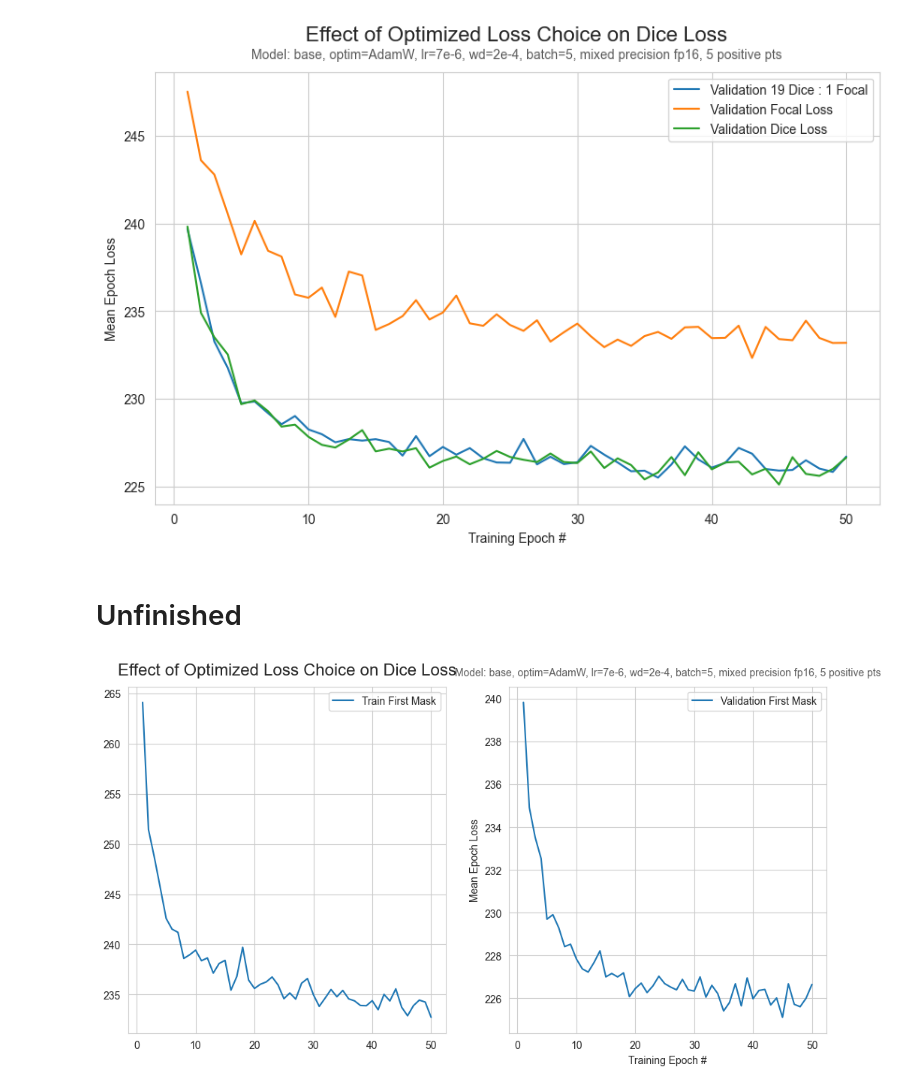
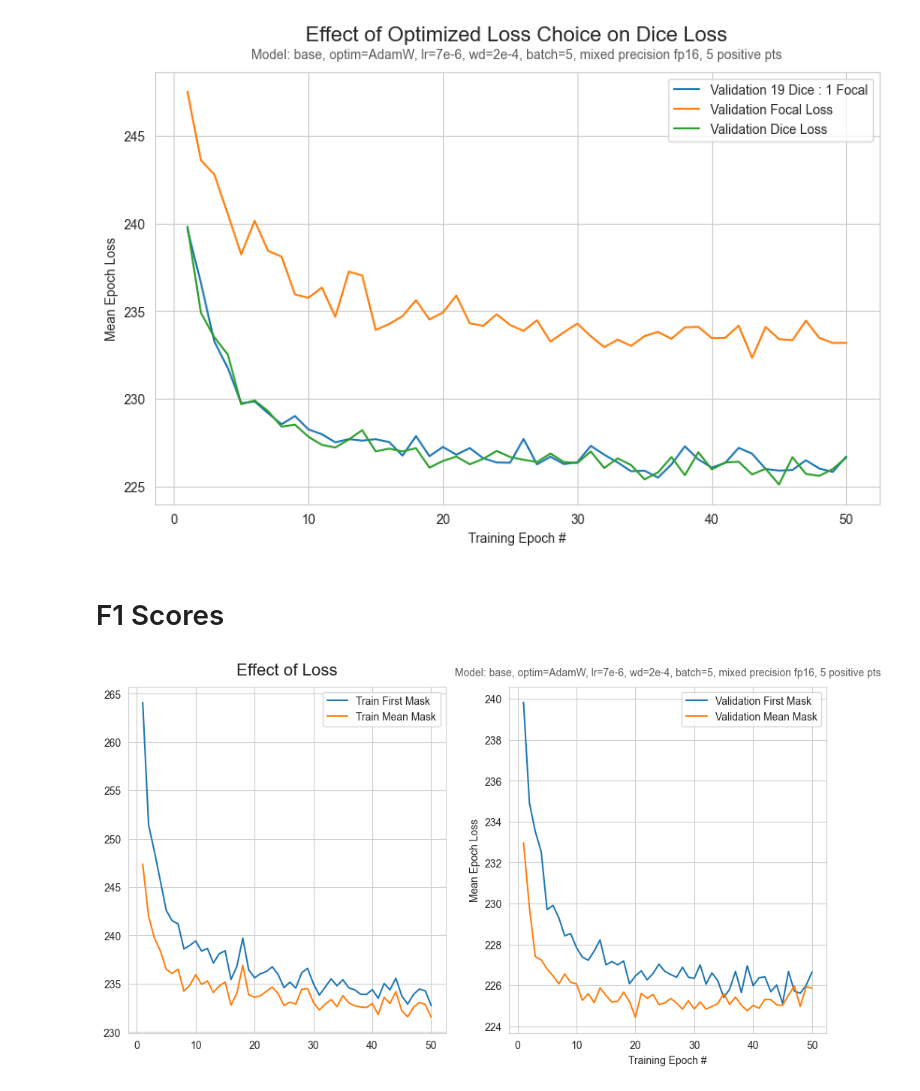
Before and after one commit to geo-smart/elwha_segmentation, a Jupyter notebook: book/experiments/plotting.ipynb, the cells around one changed output. Drawn from its saved outputs; the diff is of its cells as text; code cells hidden in the pictures.

```diff
--- a/book/experiments/plotting.ipynb
+++ b/book/experiments/plotting.ipynb
@@ -146,17 +168,17 @@ plot_model_comparison(
 )
 # %% [output]
 [figure]
-# %% [markdown]
-# Unfinished
+# %% [markdown]
+# F1 Scores
 # %%
 plot_model_comparison(
     [
         "./loss/last_base_AdamW_lr=7e-06_wd=0.0002_bs=5_mp=fp16_pts_5p0n_erode=True_loss=dice.pth",
+        "./loss/last_base_AdamW_lr=7e-06_wd=0.0002_bs=5_mp=fp16_pts_5p0n_erode_loss=dice_meanloss.pth",
     ],
-    # ["First Mask", "Mean Mask"],
-    ["First Mask"],
-    title="Effect of Optimized Loss Choice on Dice Loss",
+    ["First Mask", "Mean Mask"],
+    title="Effect of Loss",
     subtitle="Model: base, optim=AdamW, lr=7e-6, wd=2e-4, batch=5, mixed precision fp16, 5 positive pts",
 )
 # %% [output]
-[figure, old version]
+[figure, new version]
```
Also changed, not shown: parts of 2 cells of this notebook, 6 other files.
